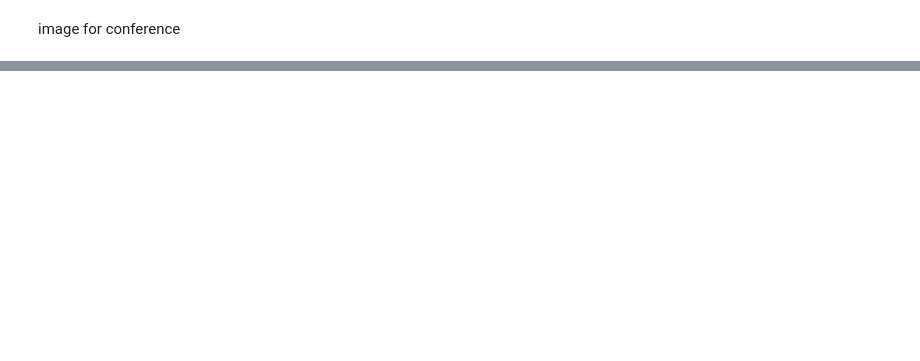
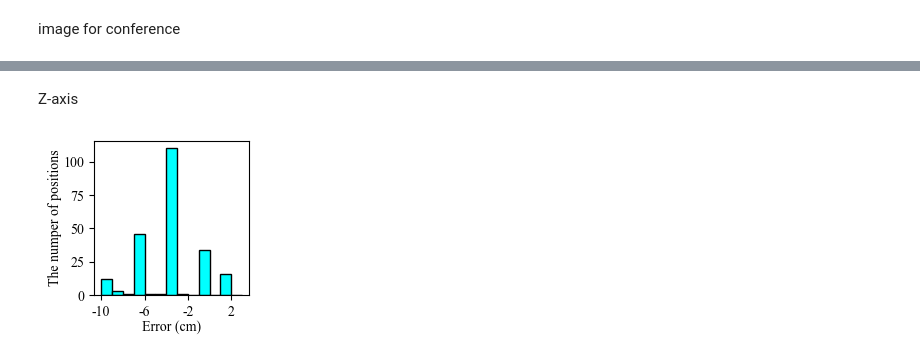
Before and after one commit to nguyendinhquan140701/LEDs_Data_Processing, a Jupyter notebook: Encode_Decode/draw/c1_position.ipynb, the cells around one changed output, grey strips where cells are left out. Drawn from its saved outputs; the diff is of its cells as text; code cells hidden in the pictures; blank space fills up the shorter version.

```diff
--- a/Encode_Decode/draw/c1_position.ipynb
+++ b/Encode_Decode/draw/c1_position.ipynb
@@ -226,3 +222,32 @@ plt.show()
+# %% [markdown]
+Z-axis
+# %%
+# Dữ liệu giả định (có thể thay thế bằng dữ liệu thực tế của bạn)
+# data = [-6, -6, -4, -4, -2, 0, 2, 4, 6, 6, 6, 8, 8]
+plt.rcParams['font.family'] = 'serif'
+plt.rcParams['font.serif'] = ['Times New Roman']
+# Thiết lập bins cho các khoảng giá trị
+plt.figure(figsize=(2,2))
+bins = np.arange(-10, 4, 1)
+
+# Vẽ biểu đồ cột
+plt.hist(delta_z, bins=bins, color='cyan', edgecolor='black', label='Error along Z-axis')
+
+# Gắn tiêu đề và nhãn trục
+
+plt.xlabel('Error (cm)',  fontsize = 10,labelpad=1)
+plt.ylabel('The numper of positions',fontsize = 10, labelpad=1)
+# Thêm chú thích
+
+plt.xticks([-10, -6, -2, 2], ['-10', '-6', '-2', '2'], fontsize=10, weight='normal')
+plt.yticks([0, 25, 50, 75, 100], ['0', '25', '50', '75', '100'], fontsize=10, weight='normal')
+# plt.legend(loc = (0.06, 1.01), fontsize = 8)
+plt.savefig('img/c1_Err_Z_axis',dpi = 600,bbox_inches='tight')
+
+# Hiển thị biểu đồ
+plt.show()
+# %% [output]
+[figure, added]
 # %%
 # Dữ liệu giả định (có thể thay thế bằng dữ liệu thực tế của bạn)
 # data = [-6, -6, -4, -4, -2, 0, 2, 4, 6, 6, 6, 8, 8]
```
Also changed, not shown: parts of 11 cells of this notebook, 31 other files.
